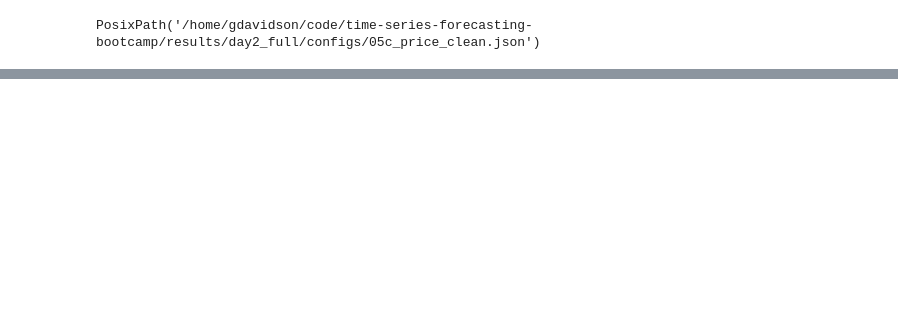
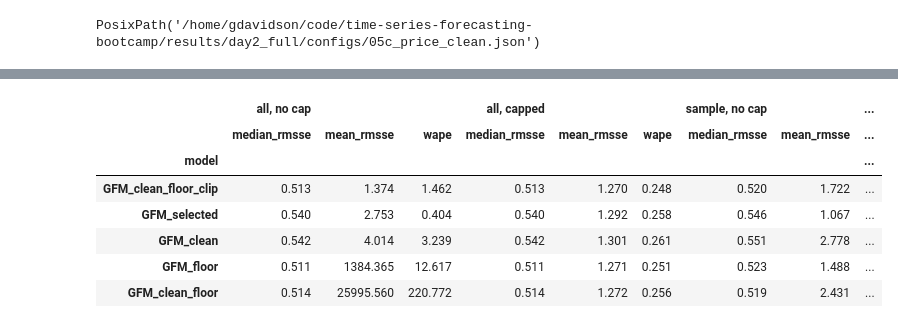
Before and after one commit to tackes/time-series-forecasting-bootcamp, a Jupyter notebook: day2_neural/code_full/05c_scaler_floor.ipynb, the cells around one changed output, grey strips where cells are left out. Drawn from its saved outputs; the diff is of its cells as text; code cells hidden in the pictures; blank space fills up the shorter version.

```diff
--- a/day2_neural/code_full/05c_scaler_floor.ipynb
+++ b/day2_neural/code_full/05c_scaler_floor.ipynb
@@ -586,0 +605,14 @@ PosixPath('/home/gdavidson/code/time-series-forecasting-bootcamp/results/day2_fu
+# %%
+CLIP = 50.0
+alias_clip = "GFM_clean_floor_clip"
+with bc.Timer() as t:
+    clip_valid = gd.fit_seeds(floored_model(valid_clean, alias_clip, FLOOR, CLIP),
+                              everywhere(valid_clean, valid), "05c_valid_clean_floor_clip",
+                              extras=valid_extras)
+    clip_test = gd.fit_seeds(floored_model(data_clean, alias_clip, FLOOR, CLIP),
+                             everywhere(data_clean, test), "05c_clean_floor_clip",
+                             extras=test_extras)
+if gd.TRAIN:
+    print(f"part 3 fits: {t.seconds / 60:.1f} min")
+gd.summaries(clip_valid + clip_test)[["name", "seed", "fit_seconds", "best_frac",
+                                       "final_over_best"]].round(3)
@@ -586,0 +627,19 @@ PosixPath('/home/gdavidson/code/time-series-forecasting-bootcamp/results/day2_fu
+# %%
+fc = seed_mean(clip_valid, eval_ids)
+rmsse = gd.per_series(gd.score(fc, valid, inner_train))
+valid3 = pd.concat([valid2, pd.DataFrame({"clean_floor_clip": {
+    **response_numbers(clip_valid), "median_rmsse": float(rmsse[alias_clip].median()),
+    "mean_rmsse": float(rmsse[alias_clip].mean())}}).T])
+all3 = all_arms.merge(seed_mean(clip_test, all_ids), on=["unique_id", "ds"])
+arm_cols3 = {**arm_cols, "clean_floor_clip": alias_clip}
+explosions3 = pd.DataFrame({arm: exploding(all3, col, train)
+                            for arm, col in arm_cols3.items()}).T
+capped3 = all3.copy()
+for col in arm_cols3.values():
+    capped3[col] = capped3[col].clip(upper=capped3["unique_id"].map(top) * CAP)
+test_scores3 = pd.concat({"all, no cap": summary(all3, all_ids),
+                          "all, capped": summary(capped3, all_ids),
+                          "sample, no cap": summary(all3, eval_ids)}, axis=1)
+test_response3 = pd.concat([test_response2, pd.DataFrame(
+    {"clean_floor_clip": response_numbers(clip_test)}).T])
+valid3.round(4)
@@ -586,0 +662,11 @@ PosixPath('/home/gdavidson/code/time-series-forecasting-bootcamp/results/day2_fu
+# %%
+test_scores3.round(3)
+# %% [output]
+|  | all, no cap |  |  | all, capped |  |  | sample, no cap |  | ... |
+|  | median_rmsse | mean_rmsse | wape | median_rmsse | mean_rmsse | wape | median_rmsse | mean_rmsse | ... |
+| model |  |  |  |  |  |  |  |  | ... |
+| GFM_clean_floor_clip | 0.513 | 1.374 | 1.462 | 0.513 | 1.270 | 0.248 | 0.520 | 1.722 | ... |
+| GFM_selected | 0.540 | 2.753 | 0.404 | 0.540 | 1.292 | 0.258 | 0.546 | 1.067 | ... |
+| GFM_clean | 0.542 | 4.014 | 3.239 | 0.542 | 1.301 | 0.261 | 0.551 | 2.778 | ... |
+| GFM_floor | 0.511 | 1384.365 | 12.617 | 0.511 | 1.271 | 0.251 | 0.523 | 1.488 | ... |
+| GFM_clean_floor | 0.514 | 25995.560 | 220.772 | 0.514 | 1.272 | 0.256 | 0.519 | 2.431 | ... |
```
Also changed, not shown: parts of 15 cells of this notebook, 46 other files.
